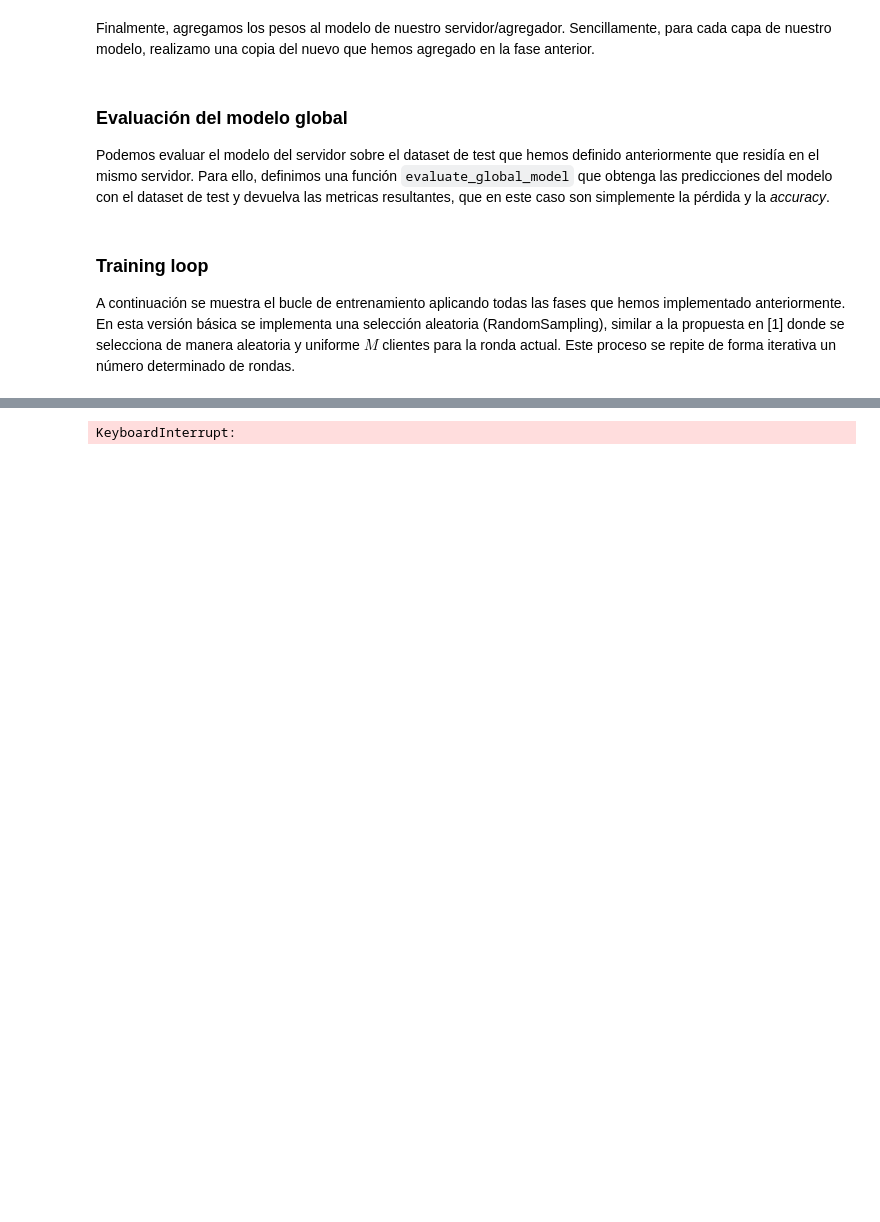
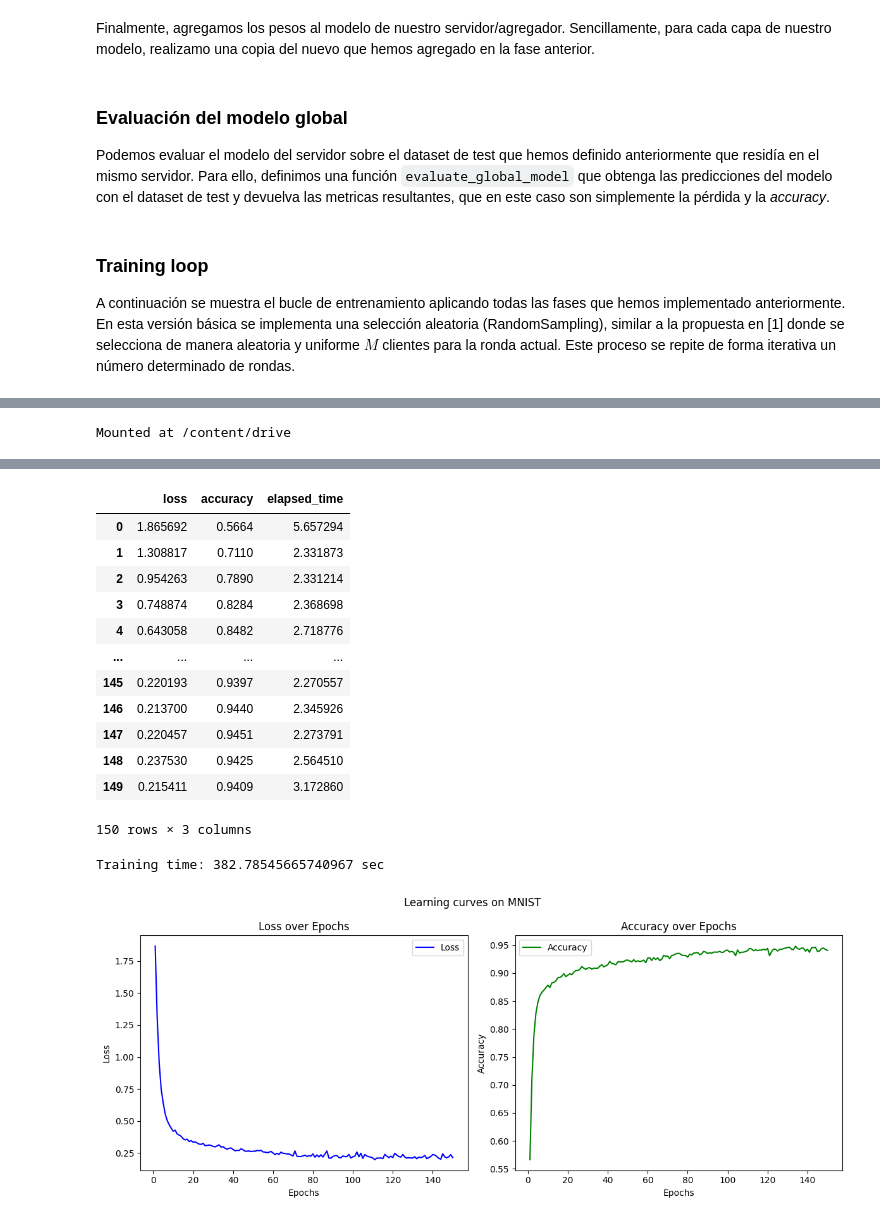
Before and after one commit to mayoras/flex-cs, a Jupyter notebook: notebooks/random.ipynb, the cells around one changed output, grey strips where cells are left out. Cells and saved outputs as stored; diff of their text form; code cells hidden in the pictures; blank space fills up the shorter version.

```diff
--- a/notebooks/random.ipynb
+++ b/notebooks/random.ipynb
@@ -536,6 +598,7 @@ def evaluate_global_model(server_flex_model: FlexModel, test_data: Dataset):
 A continuación se muestra el bucle de entrenamiento aplicando todas las fases que hemos implementado anteriormente. En esta versión básica se implementa una selección aleatoria (RandomSampling), similar a la propuesta en [1] donde se selecciona de manera aleatoria y uniforme $M$ clientes para la ronda actual. Este proceso se repite de forma iterativa un número determinado de rondas.
 # %%
 from typing import Literal
+import time
 
 Problem = Literal["mnist", "cifar"]
 
@@ -548,11 +611,13 @@ def train_n_rounds(pool: FlexPool, n_rounds: int, clients_per_round=20, problem:
 
     losses = []
     accuracies = []
+    elapsed_round_times = []
     for i in range(n_rounds):
+        start = time.time()
         print(f"\nRunning round: {i+1} of {n_rounds}")
         selected_clients_pool = pool.clients.select(clients_per_round)
         selected_clients = selected_clients_pool.clients
-        print(f"Selected clients for this round: {len(selected_clients)}")
+        print(f"Selected clients for this round: {selected_clients.actor_ids}")
         # Deploy the server model to the selected clients
         pool.servers.map(copy_server_model_to_clients, selected_clients)
         # Each selected client trains her model
@@ -564,8 +629,12 @@ def train_n_rounds(pool: FlexPool, n_rounds: int, clients_per_round=20, problem:
         pool.aggregators.map(set_agreggated_weights_to_server, pool.servers)
         metrics = pool.servers.map(evaluate_global_model)
         loss, acc = metrics[0]
+
+        end = time.time()
+
         losses.append(loss)
         accuracies.append(acc)
+        elapsed_round_times.append(end - start)
         print(f"Server: Test acc: {acc:.4f}, test loss: {loss:.4f}")
 
-    return losses, accuracies
+    return losses, accuracies, elapsed_round_times
@@ -572,7 +645,41 @@ def train_n_rounds(pool: FlexPool, n_rounds: int, clients_per_round=20, problem:
+# %%
+import pandas as pd
+import pickle
+
+def save_data(pool, losses, accuracies, elapsed, filename):
+    df = pd.DataFrame({
+        "loss": losses,
+        "accuracy": accuracies,
+        "elapsed_time": elapsed
+    })
+
+    # save data for MNIST
+    df.to_csv(f"/content/drive/MyDrive/random/{filename}.csv", index=False)
+
+    display(df)
+
+    # save model
+    with open(f"/content/drive/MyDrive/random/{filename}_model.pkl", "wb") as out:
+        pickle.dump(pool, out)
+# %%
+from google.colab import drive
+drive.mount('/content/drive')
+# %% [output]
+Mounted at /content/drive
 # %%
+MNIST_ROUNDS = 150
+CIFAR_ROUNDS = 100
+
 pool_mnist = FlexPool.client_server_pool(flex_dataset_mnist, init_func=build_server_model_mlp)
 pool_cifar = FlexPool.client_server_pool(flex_dataset_cifar, init_func=build_server_model_cnn)
 
-losses, accuracies = train_n_rounds(pool_mnist, n_rounds=20, clients_per_round=70, problem="mnist")
+start = time.time()
+losses, accuracies, elapsed = train_n_rounds(pool_mnist, n_rounds=MNIST_ROUNDS, clients_per_round=3, problem="mnist")
+end = time.time()
+
+# save results
+save_data(pool_mnist, losses, accuracies, elapsed, f"rand_mnist_{MNIST_ROUNDS}")
+
+print(f"Training time: {end - start} sec")
 plot_loss_accuracy(losses, accuracies, title="Learning curves on MNIST")
 # %% [output]
@@ -596 +703,15 @@ Selected clients for this round: 70
+|  | loss | accuracy | elapsed_time |
+| 0 | 1.865692 | 0.5664 | 5.657294 |
+| 1 | 1.308817 | 0.7110 | 2.331873 |
+| 2 | 0.954263 | 0.7890 | 2.331214 |
+| 3 | 0.748874 | 0.8284 | 2.368698 |
+| 4 | 0.643058 | 0.8482 | 2.718776 |
+| ... | ... | ... | ... |
+| 145 | 0.220193 | 0.9397 | 2.270557 |
+| 146 | 0.213700 | 0.9440 | 2.345926 |
+| 147 | 0.220457 | 0.9451 | 2.273791 |
+| 148 | 0.237530 | 0.9425 | 2.564510 |
+| 149 | 0.215411 | 0.9409 | 3.172860 |
-KeyboardInterrupt:
+150 rows × 3 columns
+Training time: 382.78545665740967 sec
+[figure, added]
```
Also changed, not shown: parts of 19 cells of this notebook, 2 other files.
